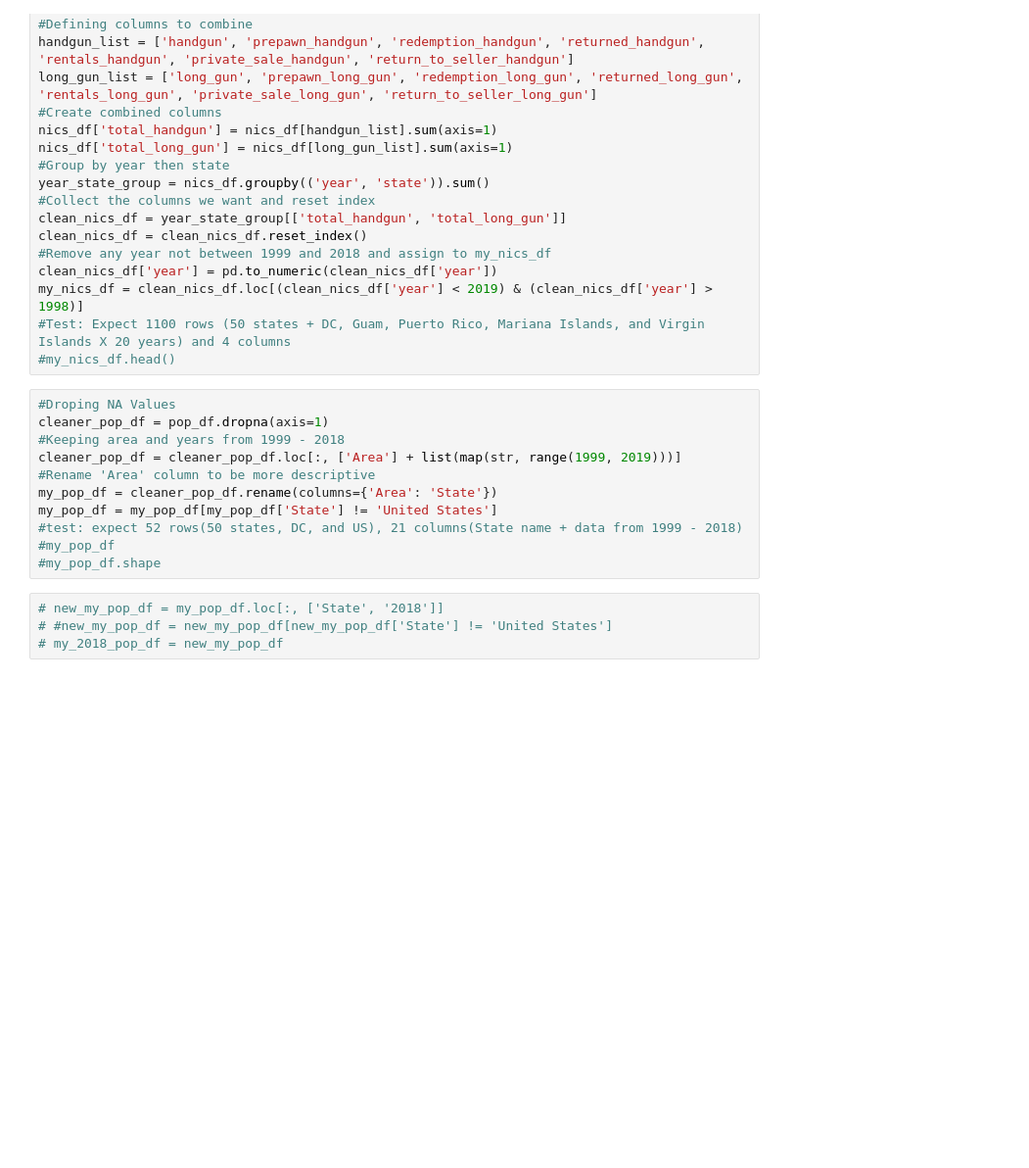
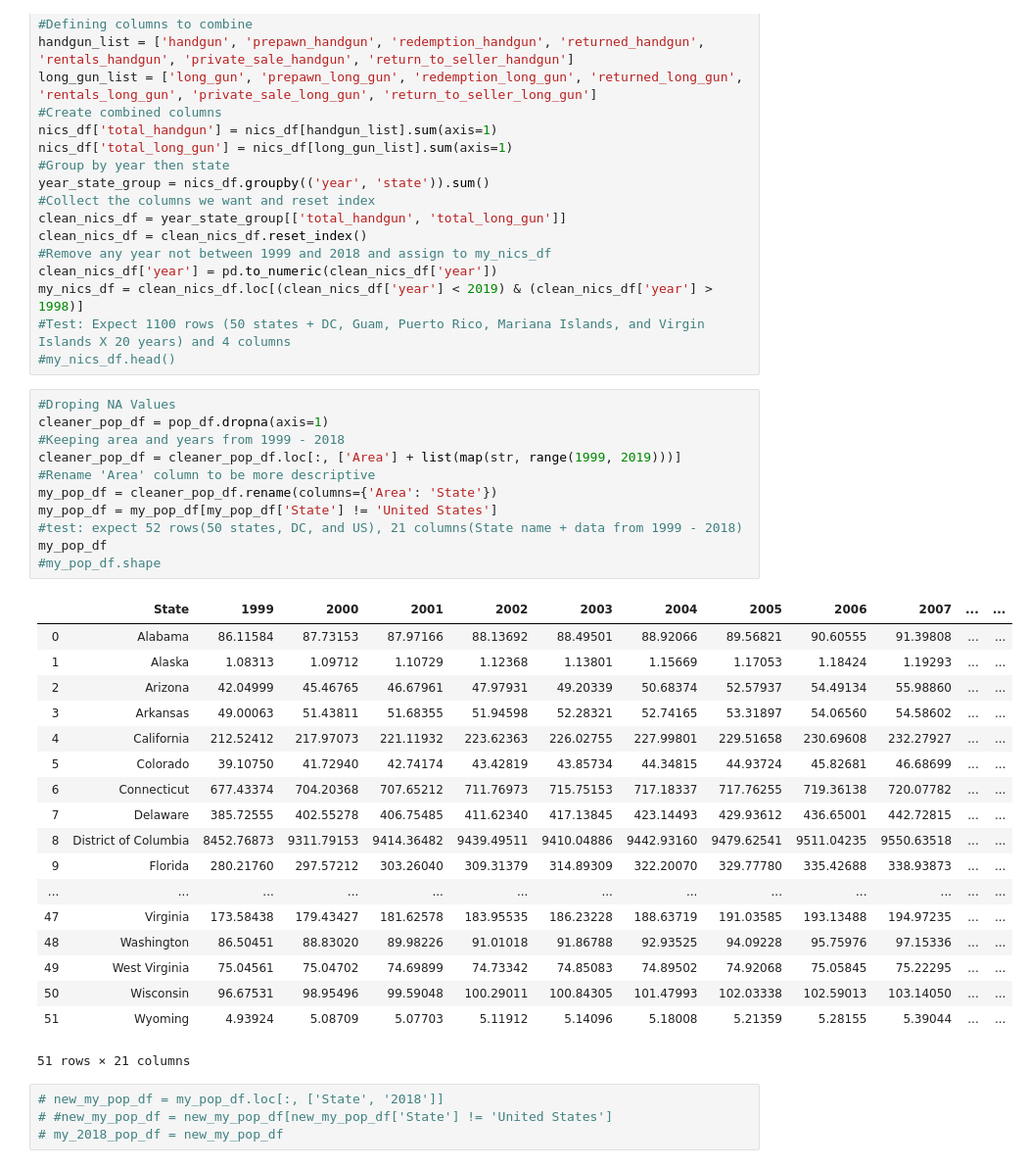
Before and after one commit to RellikDog/Capstone1, a Jupyter notebook: test.ipynb, the cells around one changed output. Shown at 98% size. Cells and saved outputs as stored; diff of their text form; blank space fills up the shorter version.

```diff
--- a/test.ipynb
+++ b/test.ipynb
@@ -39,14 +39,33 @@ my_nics_df = clean_nics_df.loc[(clean_nics_df['year'] < 2019) & (clean_nics_df['
 # %%
 #Droping NA Values
 cleaner_pop_df = pop_df.dropna(axis=1)
 #Keeping area and years from 1999 - 2018
 cleaner_pop_df = cleaner_pop_df.loc[:, ['Area'] + list(map(str, range(1999, 2019)))]
 #Rename 'Area' column to be more descriptive
 my_pop_df = cleaner_pop_df.rename(columns={'Area': 'State'})
 my_pop_df = my_pop_df[my_pop_df['State'] != 'United States']
 #test: expect 52 rows(50 states, DC, and US), 21 columns(State name + data from 1999 - 2018)
-#my_pop_df
+my_pop_df
 #my_pop_df.shape
+# %% [output]
+|  | State | 1999 | 2000 | 2001 | 2002 | 2003 | 2004 | 2005 | 2006 | 2007 | ... | ... |
+| 0 | Alabama | 86.11584 | 87.73153 | 87.97166 | 88.13692 | 88.49501 | 88.92066 | 89.56821 | 90.60555 | 91.39808 | ... | ... |
+| 1 | Alaska | 1.08313 | 1.09712 | 1.10729 | 1.12368 | 1.13801 | 1.15669 | 1.17053 | 1.18424 | 1.19293 | ... | ... |
+| 2 | Arizona | 42.04999 | 45.46765 | 46.67961 | 47.97931 | 49.20339 | 50.68374 | 52.57937 | 54.49134 | 55.98860 | ... | ... |
+| 3 | Arkansas | 49.00063 | 51.43811 | 51.68355 | 51.94598 | 52.28321 | 52.74165 | 53.31897 | 54.06560 | 54.58602 | ... | ... |
+| 4 | California | 212.52412 | 217.97073 | 221.11932 | 223.62363 | 226.02755 | 227.99801 | 229.51658 | 230.69608 | 232.27927 | ... | ... |
+| 5 | Colorado | 39.10750 | 41.72940 | 42.74174 | 43.42819 | 43.85734 | 44.34815 | 44.93724 | 45.82681 | 46.68699 | ... | ... |
+| 6 | Connecticut | 677.43374 | 704.20368 | 707.65212 | 711.76973 | 715.75153 | 717.18337 | 717.76255 | 719.36138 | 720.07782 | ... | ... |
+| 7 | Delaware | 385.72555 | 402.55278 | 406.75485 | 411.62340 | 417.13845 | 423.14493 | 429.93612 | 436.65001 | 442.72815 | ... | ... |
+| 8 | District of Columbia | 8452.76873 | 9311.79153 | 9414.36482 | 9439.49511 | 9410.04886 | 9442.93160 | 9479.62541 | 9511.04235 | 9550.63518 | ... | ... |
+| 9 | Florida | 280.21760 | 297.57212 | 303.26040 | 309.31379 | 314.89309 | 322.20070 | 329.77780 | 335.42688 | 338.93873 | ... | ... |
+| ... | ... | ... | ... | ... | ... | ... | ... | ... | ... | ... | ... | ... |
+| 47 | Virginia | 173.58438 | 179.43427 | 181.62578 | 183.95535 | 186.23228 | 188.63719 | 191.03585 | 193.13488 | 194.97235 | ... | ... |
+| 48 | Washington | 86.50451 | 88.83020 | 89.98226 | 91.01018 | 91.86788 | 92.93525 | 94.09228 | 95.75976 | 97.15336 | ... | ... |
+| 49 | West Virginia | 75.04561 | 75.04702 | 74.69899 | 74.73342 | 74.85083 | 74.89502 | 74.92068 | 75.05845 | 75.22295 | ... | ... |
+| 50 | Wisconsin | 96.67531 | 98.95496 | 99.59048 | 100.29011 | 100.84305 | 101.47993 | 102.03338 | 102.59013 | 103.14050 | ... | ... |
+| 51 | Wyoming | 4.93924 | 5.08709 | 5.07703 | 5.11912 | 5.14096 | 5.18008 | 5.21359 | 5.28155 | 5.39044 | ... | ... |
+51 rows × 21 columns
 # %%
 # new_my_pop_df = my_pop_df.loc[:, ['State', '2018']]
 # #new_my_pop_df = new_my_pop_df[new_my_pop_df['State'] != 'United States']
```
